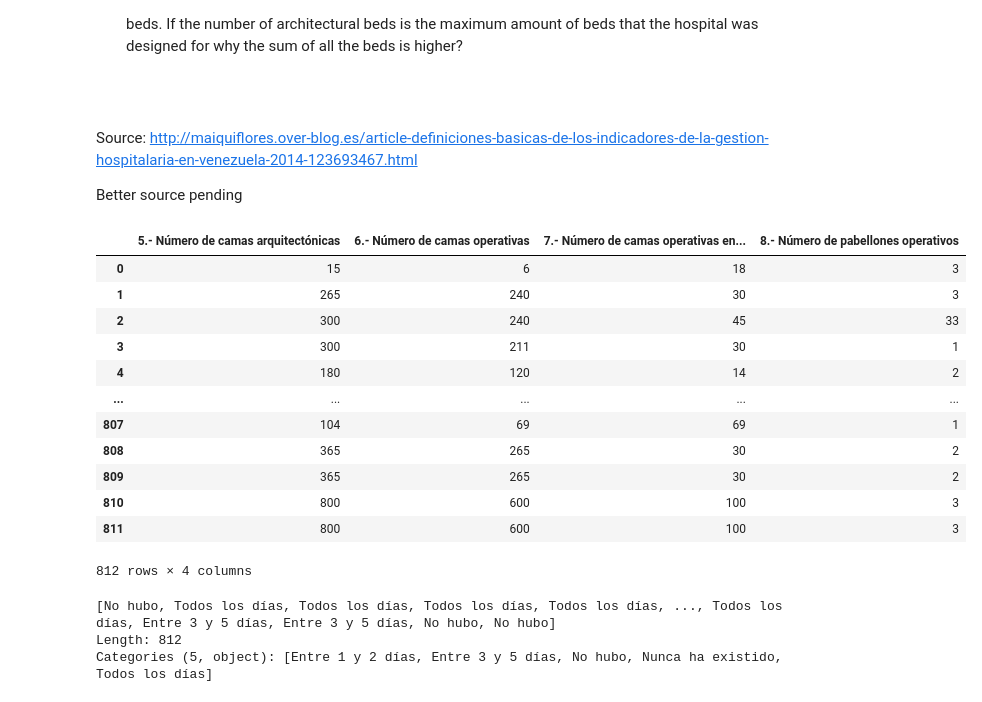
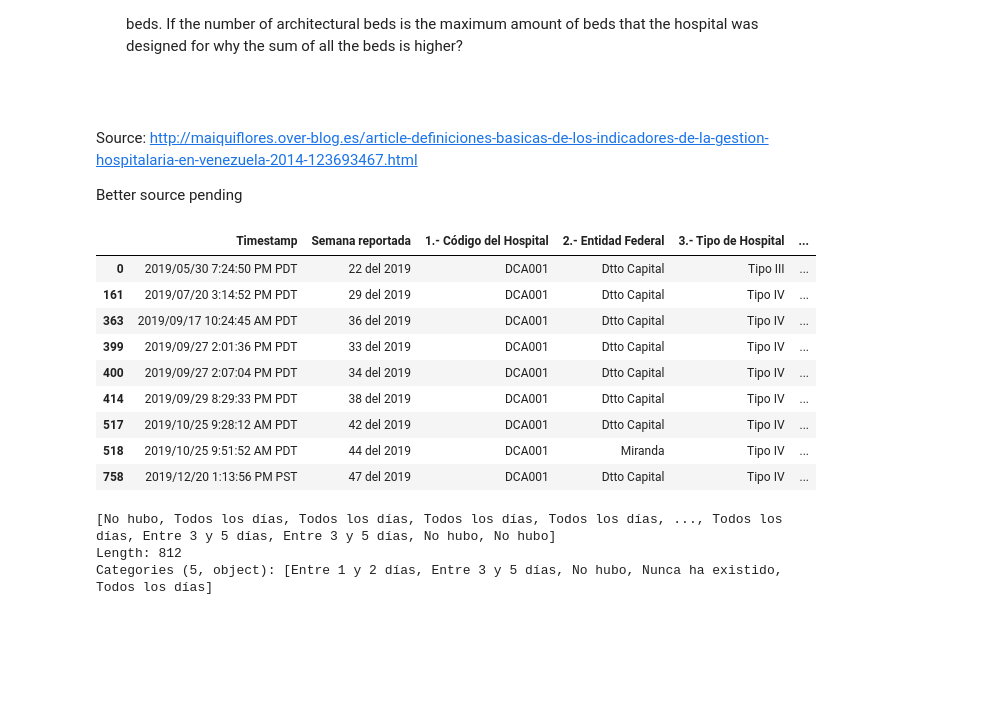
Before and after one commit to dieko95/c4vHackathonFeb2019, a Jupyter notebook: encuestaHospitales/encuestaHospitalesExploration.ipynb, the cells around one changed output. Drawn from its saved outputs; the diff is of its cells as text; code cells hidden in the pictures; blank space fills up the shorter version.

```diff
--- a/encuestaHospitales/encuestaHospitalesExploration.ipynb
+++ b/encuestaHospitales/encuestaHospitalesExploration.ipynb
@@ -148,23 +214,21 @@ Better source pending
 # %%
 # 131 rows where the sum of operative beds and operative emergency beds is higher to number of arquitectural beds
 
 # genOp[(genOp.iloc[:,1] + genOp.iloc[:,2]) > genOp.iloc[:,0]]
 
-genOp
+# Why architectural beds vary?
+genOpConcat[genOpConcat['1.- Código del Hospital '] == 'DCA001']
 # %% [output]
-|  | 5.- Número de camas arquitectónicas | 6.- Número de camas operativas | 7.- Número de camas operativas en... | 8.- Número de pabellones operativos |
-| 0 | 15 | 6 | 18 | 3 |
-| 1 | 265 | 240 | 30 | 3 |
-| 2 | 300 | 240 | 45 | 33 |
-| 3 | 300 | 211 | 30 | 1 |
-| 4 | 180 | 120 | 14 | 2 |
-| ... | ... | ... | ... | ... |
-| 807 | 104 | 69 | 69 | 1 |
-| 808 | 365 | 265 | 30 | 2 |
-| 809 | 365 | 265 | 30 | 2 |
-| 810 | 800 | 600 | 100 | 3 |
-| 811 | 800 | 600 | 100 | 3 |
+|  | Timestamp | Semana reportada | 1.- Código del Hospital | 2.- Entidad Federal | 3.- Tipo de Hospital | ... |
+| 0 | 2019/05/30 7:24:50 PM PDT | 22 del 2019 | DCA001 | Dtto Capital | Tipo III | ... |
+| 161 | 2019/07/20 3:14:52 PM PDT | 29 del 2019 | DCA001 | Dtto Capital | Tipo IV | ... |
+| 363 | 2019/09/17 10:24:45 AM PDT | 36 del 2019 | DCA001 | Dtto Capital | Tipo IV | ... |
+| 399 | 2019/09/27 2:01:36 PM PDT | 33 del 2019 | DCA001 | Dtto Capital | Tipo IV | ... |
+| 400 | 2019/09/27 2:07:04 PM PDT | 34 del 2019 | DCA001 | Dtto Capital | Tipo IV | ... |
+| 414 | 2019/09/29 8:29:33 PM PDT | 38 del 2019 | DCA001 | Dtto Capital | Tipo IV | ... |
+| 517 | 2019/10/25 9:28:12 AM PDT | 42 del 2019 | DCA001 | Dtto Capital | Tipo IV | ... |
+| 518 | 2019/10/25 9:51:52 AM PDT | 44 del 2019 | DCA001 | Miranda | Tipo IV | ... |
+| 758 | 2019/12/20 1:13:56 PM PST | 47 del 2019 | DCA001 | Dtto Capital | Tipo IV | ... |
-812 rows × 4 columns
 # %%
 # espOp['10.- Señale insumos disponibles en emergencia. Lista de insumos [Adrenalina]']
 
```
Also changed, not shown: parts of 6 cells of this notebook.
